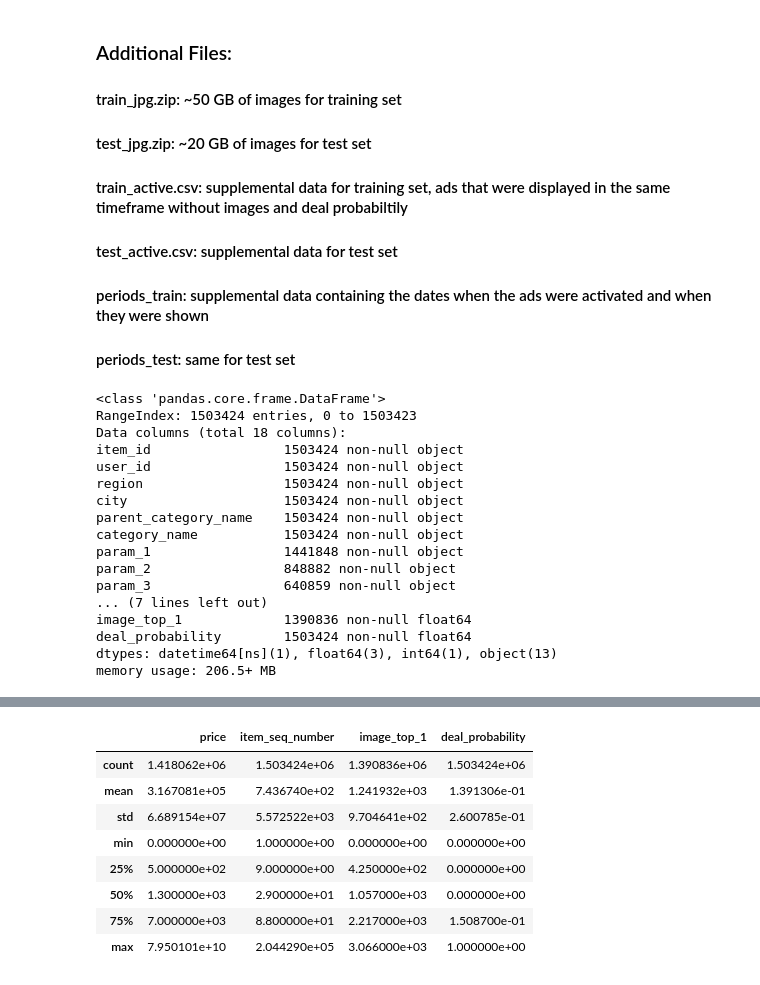
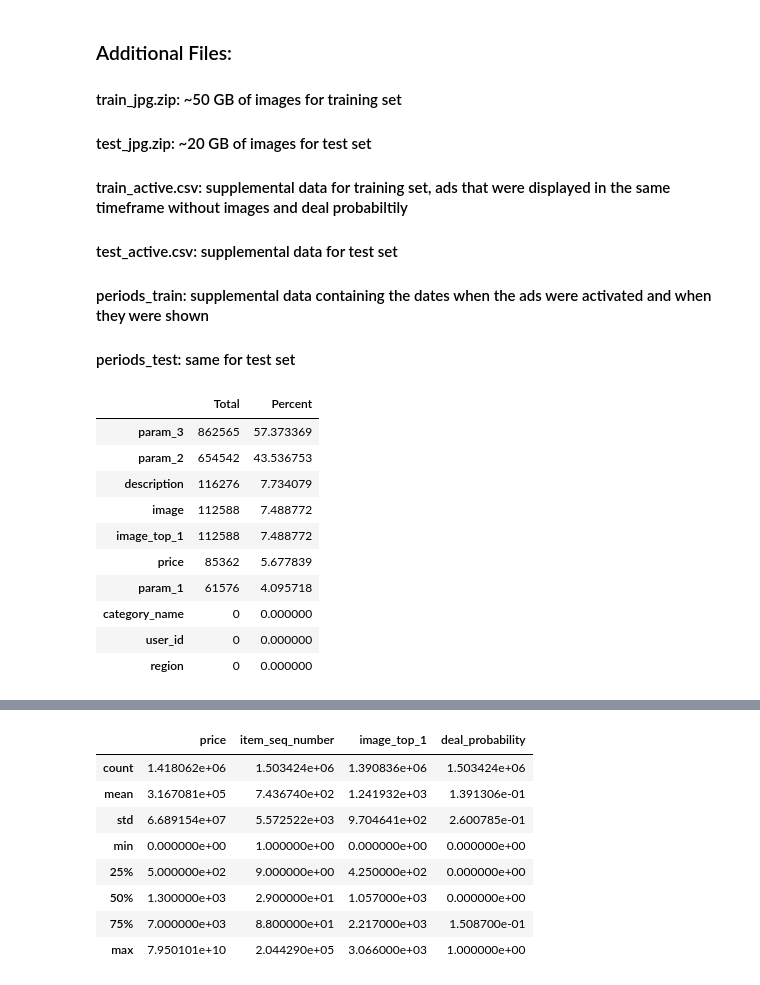
Before and after one commit to SimonGiebenhain/joprosigi, a Jupyter notebook: Presentation.ipynb, the cells around one changed output, grey strips where cells are left out. Drawn from its saved outputs; the diff is of its cells as text; code cells hidden in the pictures.

```diff
--- a/Presentation.ipynb
+++ b/Presentation.ipynb
@@ -88,26 +88,24 @@ test_df = pd.read_csv("/home/jonas/Documents/Uni/DataChallenge/test.csv", parse_
 #### test_active.csv: supplemental data for test set
 #### periods_train: supplemental data containing the dates when the ads were activated and when they were shown
 #### periods_test: same for test set
-# %%
-train_df.info()
-# %% [output]
-<class 'pandas.core.frame.DataFrame'>
-RangeIndex: 1503424 entries, 0 to 1503423
-Data columns (total 18 columns):
-item_id                 1503424 non-null object
-user_id                 1503424 non-null object
-region                  1503424 non-null object
-city                    1503424 non-null object
-parent_category_name    1503424 non-null object
-category_name           1503424 non-null object
-param_1                 1441848 non-null object
-param_2                 848882 non-null object
-param_3                 640859 non-null object
-... (7 lines left out)
-image_top_1             1390836 non-null float64
-deal_probability        1503424 non-null float64
-dtypes: datetime64[ns](1), float64(3), int64(1), object(13)
-memory usage: 206.5+ MB
+# %%
+# checking missing data in training data
+total = train_df.isnull().sum().sort_values(ascending = False)
+percent = (train_df.isnull().sum()/train_df.isnull().count()*100).sort_values(ascending = False)
+missing_train_data  = pd.concat([total, percent], axis=1, keys=['Total', 'Percent'])
+missing_train_data.head(10)
+# %% [output]
+|  | Total | Percent |
+| param_3 | 862565 | 57.373369 |
+| param_2 | 654542 | 43.536753 |
+| description | 116276 | 7.734079 |
+| image | 112588 | 7.488772 |
+| image_top_1 | 112588 | 7.488772 |
+| price | 85362 | 5.677839 |
+| param_1 | 61576 | 4.095718 |
+| category_name | 0 | 0.000000 |
+| user_id | 0 | 0.000000 |
+| region | 0 | 0.000000 |
 # %%
 train_df.head()
 # %% [output]
```
Also changed, not shown: parts of 8 cells of this notebook, 1 other file.
